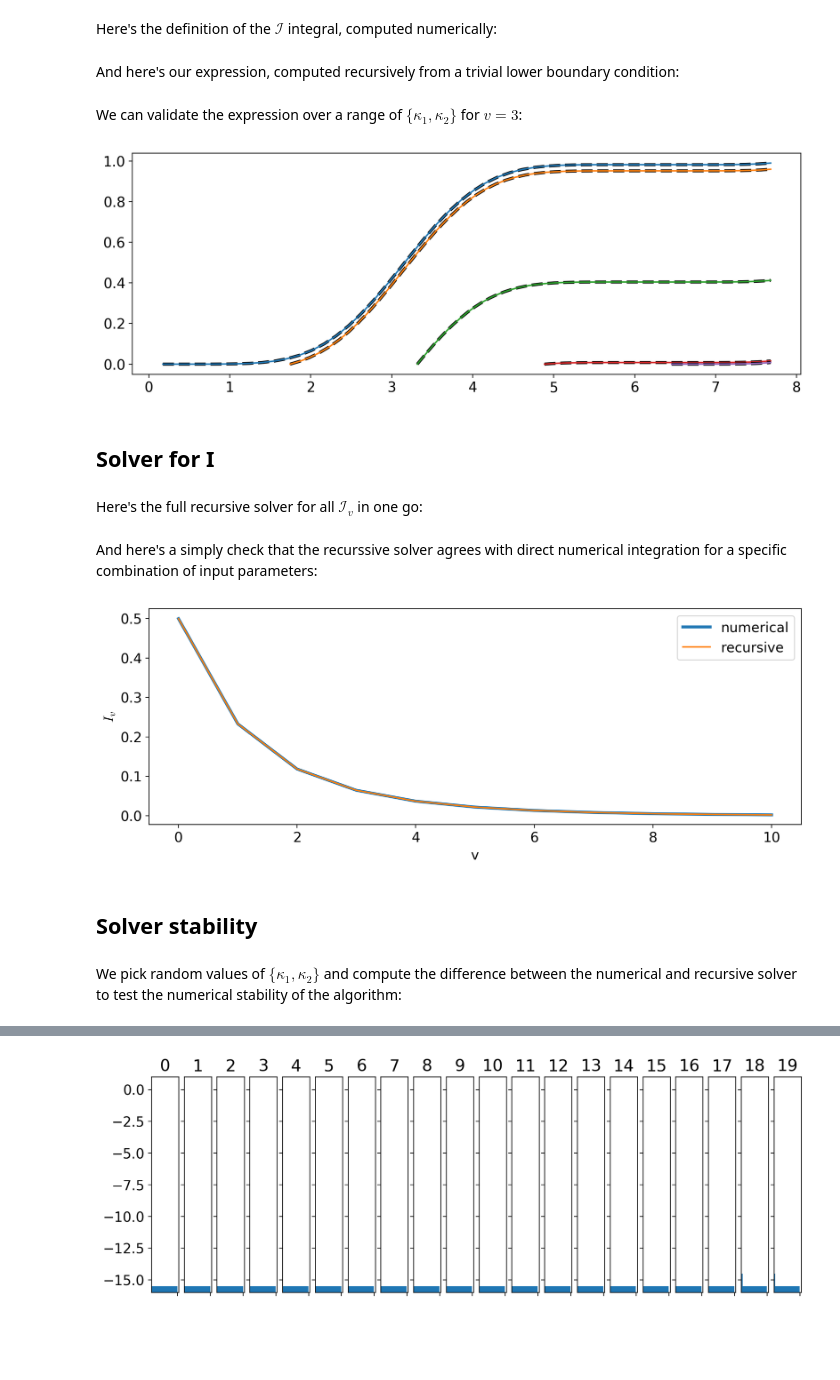
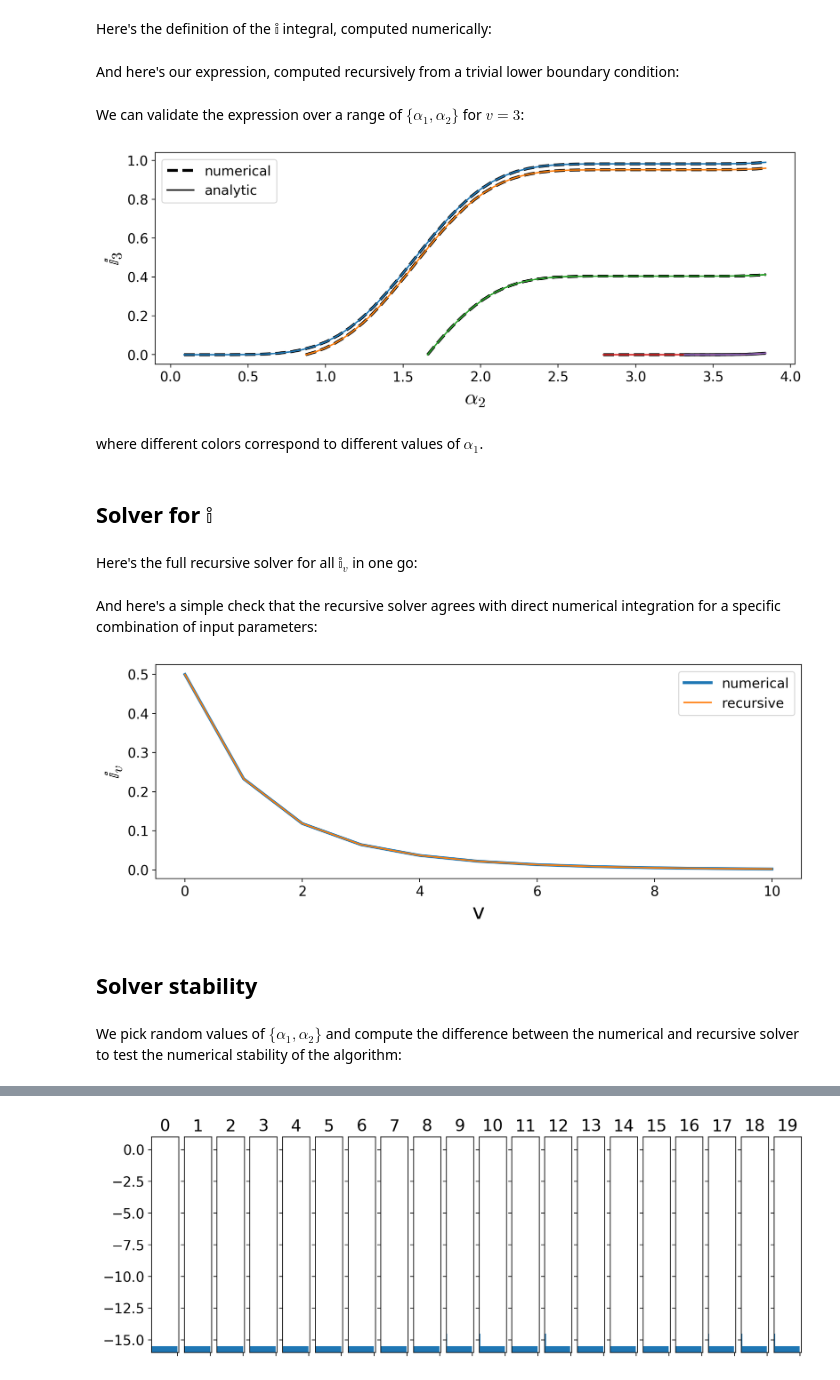
Before and after one commit to rodluger/starrynight, a Jupyter notebook: tex/proofs/I.ipynb, the cells around one changed output, grey strips where cells are left out. Saved outputs shown, nothing was run; the diff lists cells and outputs as text; code cells hidden in the pictures; blank space fills up the shorter version.

```diff
--- a/tex/proofs/I.ipynb
+++ b/tex/proofs/I.ipynb
@@ -13,17 +13,17 @@ import matplotlib.pyplot as plt
 from tqdm.notebook import tqdm
 from scipy.special import binom
 # %% [markdown]
-Here's the definition of the $\mathcal{I}$ integral, computed numerically:
+Here's the definition of the $\mathbb{i}$ integral, computed numerically:
 # %%
-def Iexact(v, kappa):
+def iexact(v, alpha):
     """
-    The function I_v evaluated by direct numerical integration.
+    The function i_v evaluated by direct numerical integration.
 
     """
     res = 0
-    for i in range(0, len(kappa), 2):
+    for i in range(0, len(alpha), 2):
         func = lambda x: np.sin(x) ** (2 * v)
-        res += quad(func, 0.5 * kappa[i], 0.5 * kappa[i + 1], epsabs=1e-12, epsrel=1e-12,)[0]
+        res += quad(func, alpha[i], alpha[i + 1], epsabs=1e-12, epsrel=1e-12,)[0]
     return res
 # %% [markdown]
 And here's our expression, computed recursively from a trivial lower boundary condition:
@@ -33,29 +33,38 @@ def Delta(x):
     return sum(-np.array(x)[::2] + np.array(x)[1::2])
 
 
-def I(v, kappa):
+def i(v, alpha):
     """
-    The function I_v computed from a lower boundary condition
+    The function i_v computed from a lower boundary condition
     and a two-term upward recurrence relation.
 
     """
     if v == 0:
-        return 0.5 * Delta(kappa)
+        return Delta(alpha)
     else:
-        term = np.sin(0.5 * kappa) ** (2 * v - 1) * np.cos(0.5 * kappa)
-        return 1.0 / (2 * v) * ((2 * v - 1) * I(v - 1, kappa) - Delta(term))
+        term = np.sin(alpha) ** (2 * v - 1) * np.cos(alpha)
+        return 1.0 / (2 * v) * ((2 * v - 1) * i(v - 1, alpha) - Delta(term))
 # %% [markdown]
-We can validate the expression over a range of $\{\kappa_1, \kappa_2 \}$ for $v=3$:
+We can validate the expression over a range of $\{\alpha_1, \alpha_2 \}$ for $v=3$:
 # %%
 # Validation
-for kappa1 in np.array([10, 100, 190, 280, 370]) * np.pi / 180:
-    arr = np.linspace(kappa1, 440 * np.pi / 180, 50)
-    plt.plot(arr, [Iexact(3, np.array([kappa1, kappa2])) for kappa2 in arr], "k--", lw=3)
-    plt.plot(arr, [I(3, np.array([kappa1, kappa2])) for kappa2 in arr])
+for alpha1 in np.array([5, 50, 95, 160, 190]) * np.pi / 180:
+    arr = np.linspace(alpha1, 220 * np.pi / 180, 50)
+    plt.plot(
+        arr, [iexact(3, np.array([alpha1, alpha2])) for alpha2 in arr], "k--", lw=3
+    )
+    plt.plot(arr, [i(3, np.array([alpha1, alpha2])) for alpha2 in arr])
+plt.plot(np.nan, np.nan, "k--", lw=3, label="numerical")
+plt.plot(np.nan, np.nan, "k-", label="analytic")
+plt.legend()
+plt.xlabel(r"$\alpha_2$", fontsize=22)
+plt.ylabel(r"$\mathbb{i}_3$", fontsize=22);
 # %% [output]
-[figure, old version]
+[figure, new version]
+# %% [markdown]
+where different colors correspond to different values of $\alpha_1$.
 # %% [markdown]
-## Solver for I
+## Solver for $\mathbb{i}$
 # %% [markdown]
-Here's the full recursive solver for all $\mathcal{I}_v$ in one go:
+Here's the full recursive solver for all $\mathbb{i}_v$ in one go:
 # %%
@@ -79,2 +88,2 @@ def solve(N, kappa):
 # %% [markdown]
-And here's a simply check that the recurssive solver agrees with direct numerical integration for a specific combination of input parameters:
+And here's a simple check that the recursive solver agrees with direct numerical integration for a specific combination of input parameters:
@@ -81,15 +93,15 @@ And here's a simply check that the recurssive solver agrees with direct numerica
 # %%
-kappa = np.array([1.0, 2.0])
+alpha = np.array([0.5, 1.0])
 N = 10
-plt.plot(solve_numerical(N, kappa), lw=3, label="numerical")
-plt.plot(solve(N, kappa), lw=1.5, label="recursive")
-plt.xlabel("v")
-plt.ylabel("$I_v$")
+plt.plot(solve_numerical(N, alpha), lw=3, label="numerical")
+plt.plot(solve(N, alpha), lw=1.5, label="recursive")
+plt.xlabel("v", fontsize=22)
+plt.ylabel("$\mathbb{i}_v$", fontsize=22)
 plt.legend();
 # %% [output]
-[figure, old version]
+[figure, new version]
 # %% [markdown]
 ## Solver stability
 # %% [markdown]
-We pick random values of $\{\kappa_1, \kappa_2 \}$ and compute the difference between the numerical and recursive solver to test the numerical stability of the algorithm:
+We pick random values of $\{\alpha_1, \alpha_2 \}$ and compute the difference between the numerical and recursive solver to test the numerical stability of the algorithm:
 # %%
```
Also changed, not shown: parts of 5 cells of this notebook, 8 other files.
